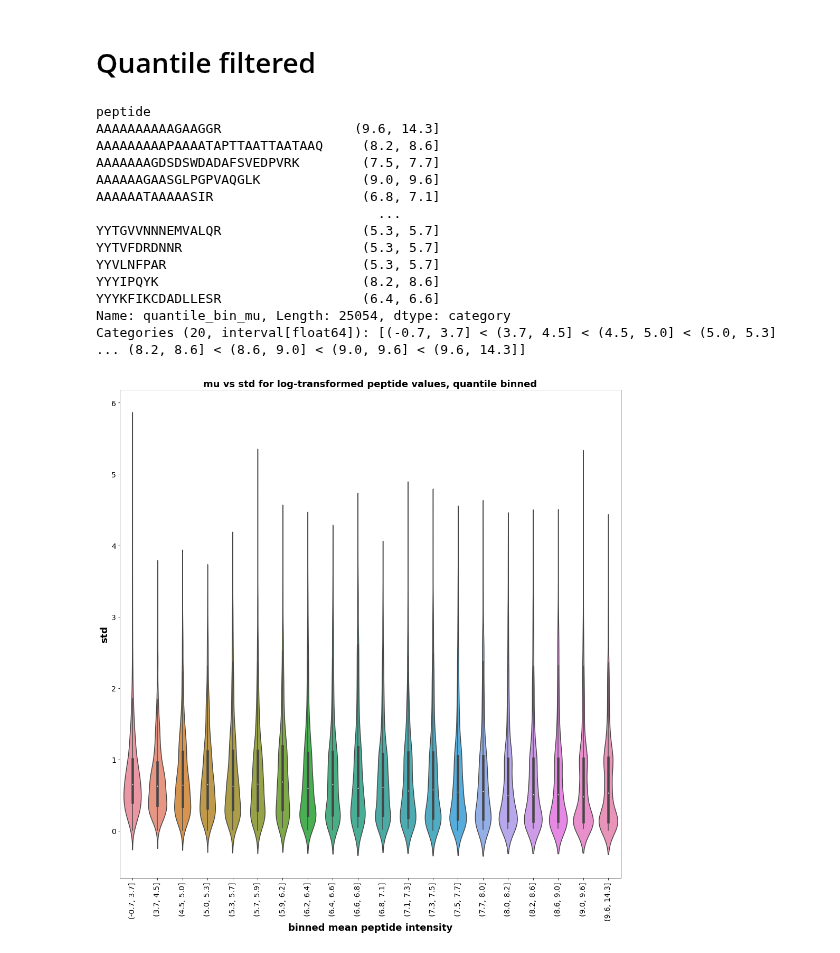
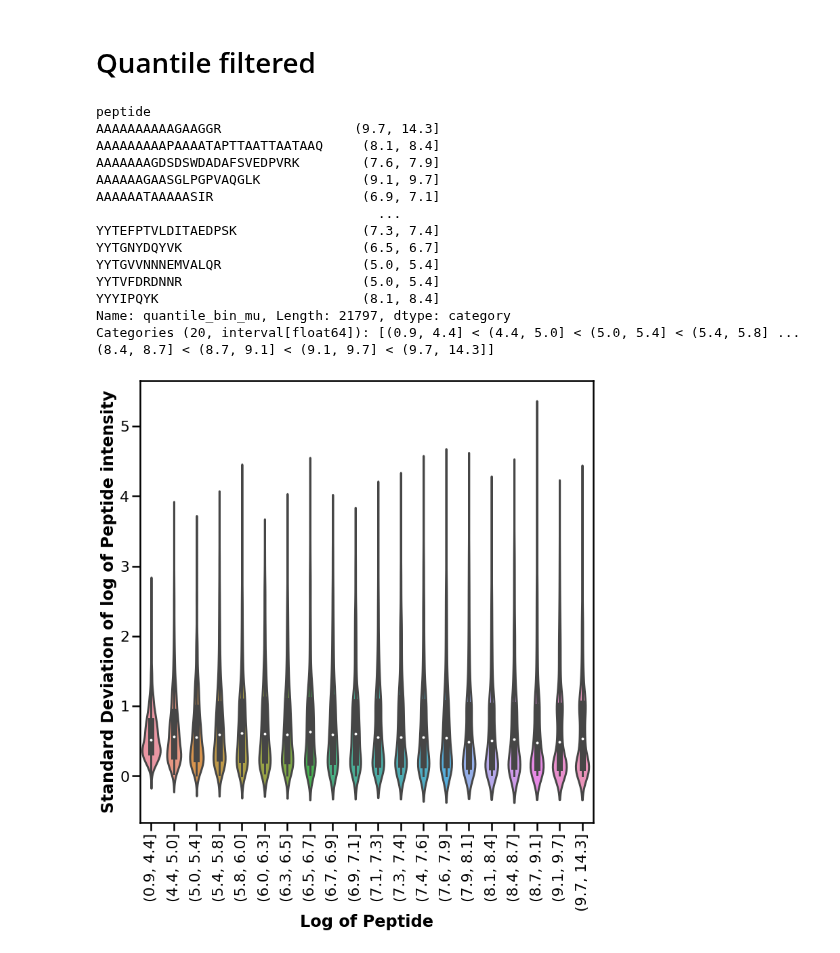
Before and after one commit to statisticalbiotechnology/dia_sum, a Jupyter notebook: result/2021-09-15_violin_and_PXD017705_library_filtering/2021-05-06-violinplot-DIANN.ipynb, the cells around one changed output. Drawn from its saved outputs; the diff is of its cells as text; code cells hidden in the pictures.

```diff
--- a/result/2021-09-15_violin_and_PXD017705_library_filtering/2021-05-06-violinplot-DIANN.ipynb
+++ b/result/2021-09-15_violin_and_PXD017705_library_filtering/2021-05-06-violinplot-DIANN.ipynb
@@ -14,6 +14,10 @@ from triqler_output_to_df import  parse_triqler
 #os.chdir("/hdd_14T/data/PXD002952/osw_res_20210303/hye124/ttof6600/32fix/full_ts_v")
 
 os.chdir("/hdd_14T/data/PXD002952/20210614_dataset/diaumpire_spectral_lib_20210706/MSFragger_20210707/diann_20210811")
+# %%
+import seaborn as sns
+
+sns.set_context("poster")
 # %%
 
 # filename has different formatting, we need to change number or implement regex.
@@ -91,6 +95,6 @@ df.q_value.max()
 # %% [output]
 0.8778716326000001
 # %%
-df = df[df["q_value"] < 1.00]
+df = df[df["q_value"] < 0.01]
 # %%
 df["intensity"] = np.log2(df["intensity"])
@@ -307,29 +323,44 @@ df_stats["quantile_bin_mu"] = pd.qcut(df_stats["mu"], q=20, precision = 0)
 df_stats["quantile_bin_mu"]
 # %% [output]
 peptide
-AAAAAAAAAAGAAGGR                 (9.6, 14.3]
-AAAAAAAAAPAAAATAPTTAATTAATAAQ     (8.2, 8.6]
-AAAAAAAGDSDSWDADAFSVEDPVRK        (7.5, 7.7]
-AAAAAAGAASGLPGPVAQGLK             (9.0, 9.6]
-AAAAAATAAAAASIR                   (6.8, 7.1]
+AAAAAAAAAAGAAGGR                 (9.7, 14.3]
+AAAAAAAAAPAAAATAPTTAATTAATAAQ     (8.1, 8.4]
+AAAAAAAGDSDSWDADAFSVEDPVRK        (7.6, 7.9]
+AAAAAAGAASGLPGPVAQGLK             (9.1, 9.7]
+AAAAAATAAAAASIR                   (6.9, 7.1]
                                     ...
-YYTGVVNNNEMVALQR                  (5.3, 5.7]
-YYTVFDRDNNR                       (5.3, 5.7]
-YYVLNFPAR                         (5.3, 5.7]
-YYYIPQYK                          (8.2, 8.6]
-YYYKFIKCDADLLESR                  (6.4, 6.6]
-Name: quantile_bin_mu, Length: 25054, dtype: category
-Categories (20, interval[float64]): [(-0.7, 3.7] < (3.7, 4.5] < (4.5, 5.0] < (5.0, 5.3] ... (8.2, 8.6] < (8.6, 9.0] < (9.0, 9.6] < (9.6, 14.3]]
+YYTEFPTVLDITAEDPSK                (7.3, 7.4]
+YYTGNYDQYVK                       (6.5, 6.7]
+YYTGVVNNNEMVALQR                  (5.0, 5.4]
+YYTVFDRDNNR                       (5.0, 5.4]
+YYYIPQYK                          (8.1, 8.4]
+Name: quantile_bin_mu, Length: 21797, dtype: category
+Categories (20, interval[float64]): [(0.9, 4.4] < (4.4, 5.0] < (5.0, 5.4] < (5.4, 5.8] ... (8.4, 8.7] < (8.7, 9.1] < (9.1, 9.7] < (9.7, 14.3]]
 # %%
-f, ax = plt.subplots(1, 1, figsize = (17,17))
+f, ax = plt.subplots(1, 1, figsize = (12,12))
 sns.violinplot(x='quantile_bin_mu', y='std', data=df_stats, ax=ax)
-ax.set_title("mu vs std for log-transformed peptide values, quantile binned", fontsize = 18, fontweight = "bold")
+#ax.set_title("Mean vs Standard Deviation of Logarithm of Peptide Intensity, quantile binned", fontsize = 26, fontweight = "bold")
+#ax.set_title("Mean vs Standard Deviation of Peptide Intensity, quantile binned", fontsize = 26, fontweight = "bold")
 
-ax.set_ylabel("std", fontsize=18, fontweight="bold")
-ax.set_xlabel("binned mean peptide intensity", fontsize=18, fontweight="bold")
-ax.tick_params(axis='x', which='major', labelsize=14, labelrotation=90)
-ax.tick_params(axis='y', which='major', labelsize=14)
+#ax.set_ylabel("Standard Deviation of Logarithm of Peptide intensity", fontsize=26, fontweight="bold")
+#ax.set_xlabel("Logarithm of Peptide", fontsize=26, fontweight="bold")
+
+#ax.set_ylabel("Standard Deviation of Peptide intensity", fontsize=26, fontweight="bold")
+#ax.set_xlabel(" Peptide intensity", fontsize=26, fontweight="bold")
+
+
+#ax.tick_params(axis='x', which='major', labelsize=22, labelrotation=90)
+#ax.tick_params(axis='y', which='major', labelsize=22)
+
+#ax.set_title("mu vs std for log-transformed peptide values", fontsize = 18, fontweight = "bold")
+#ax.set_ylabel("std", fontsize=18, fontweight="bold")
+ax.set_ylabel("Standard Deviation of log of Peptide intensity", fontweight = "bold")
+#ax.set_xlabel("binned mean peptide intensity", fontsize=18, fontweight="bold")
+ax.set_xlabel("Log of Peptide", fontweight="bold")
+#ax.tick_params(axis='x', which='major', labelsize=14, labelrotation=90)
+ax.tick_params(axis='x', which='major',labelrotation=90)
+#ax.tick_params(axis='y', which='major', labelsize=14)
 # %% [output]
-[figure, old version]
+[figure, new version]
 # %%
 df_stats_filtered = df_stats_filtered.dropna()
```
Also changed, not shown: parts of 13 cells of this notebook, 1 other file.
